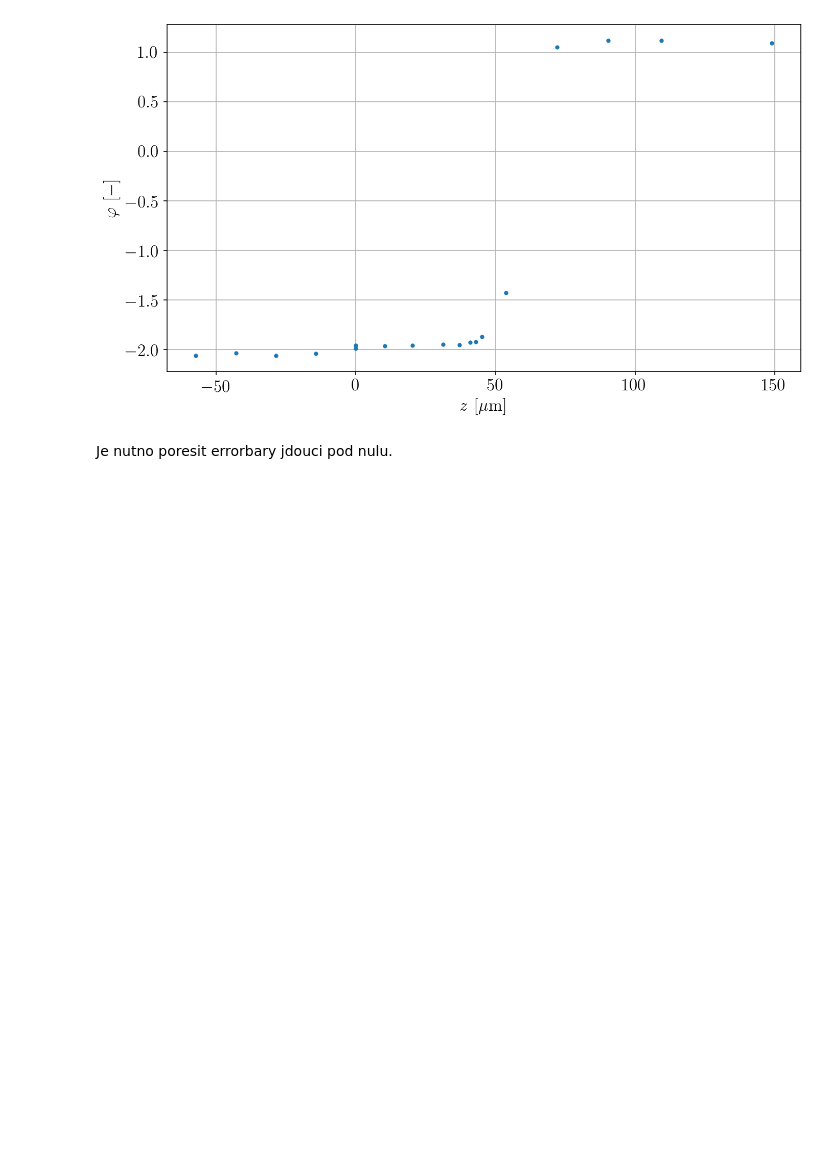
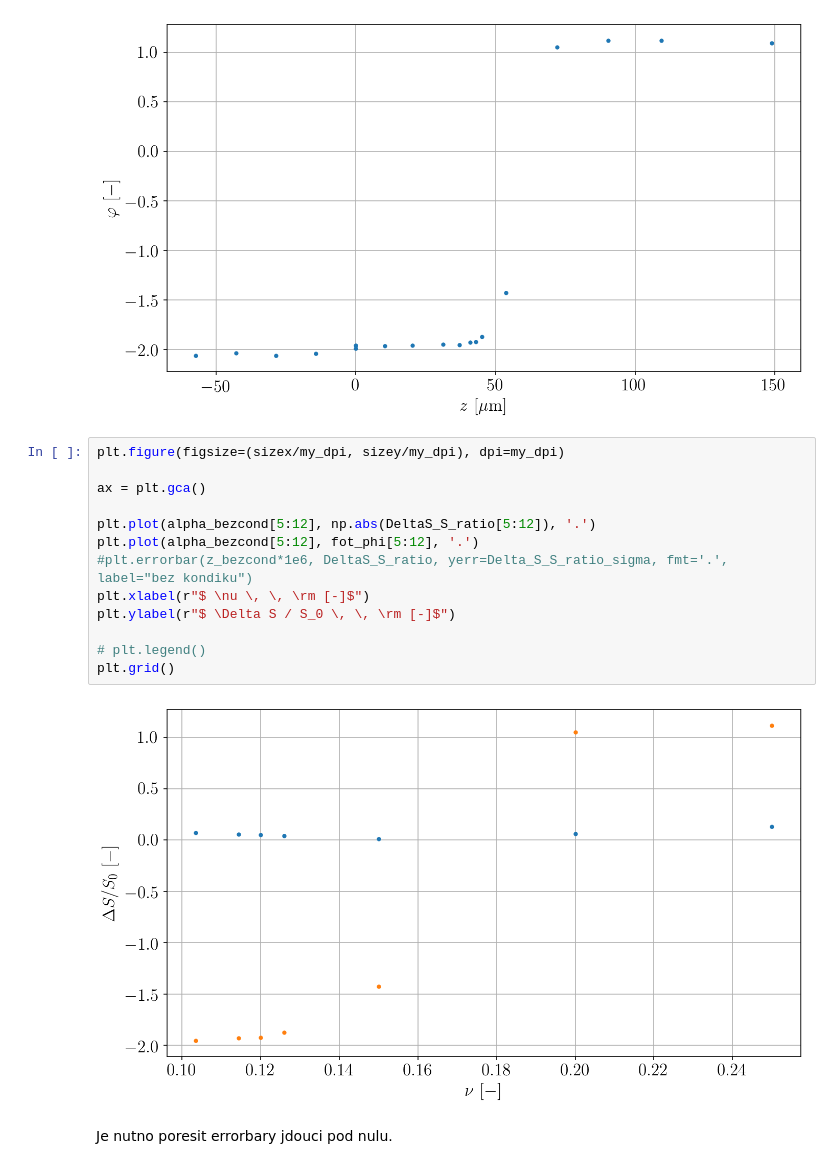
Before and after one commit to dvadlejch/Julia_vypocty_diplomka, a Jupyter notebook: micromotion_measurements/data_analysis/EMM_analysis_unc_background.ipynb, the cells around one changed output. Saved outputs shown, nothing was run; the diff lists cells and outputs as text; blank space fills up the shorter version.

Commit message:
plot minimalize EMM
vymyslim, jak prezentovat vysledky minimalizace EMM

```diff
--- a/micromotion_measurements/data_analysis/EMM_analysis_unc_background.ipynb
+++ b/micromotion_measurements/data_analysis/EMM_analysis_unc_background.ipynb
@@ -302,6 +301,21 @@ plt.ylabel(r"$ \varphi \, \, \rm [-]$")
 plt.grid()
 # %% [output]
 [figure]
+# %%
+plt.figure(figsize=(sizex/my_dpi, sizey/my_dpi), dpi=my_dpi)
+
+ax = plt.gca()
+
+plt.plot(alpha_bezcond[5:12], np.abs(DeltaS_S_ratio[5:12]), '.')
+plt.plot(alpha_bezcond[5:12], fot_phi[5:12], '.')
+#plt.errorbar(z_bezcond*1e6, DeltaS_S_ratio, yerr=Delta_S_S_ratio_sigma, fmt='.', label="bez kondiku")
+plt.xlabel(r"$ \nu \, \, \rm [-]$")
+plt.ylabel(r"$ \Delta S / S_0 \, \, \rm [-]$")
+
+# plt.legend()
+plt.grid()
+# %% [output]
+[figure, added]
 # %% [markdown]
 Je nutno poresit errorbary jdouci pod nulu.
 # %% [markdown]
```
Also changed, not shown: parts of 2 cells of this notebook, 2 other files.
